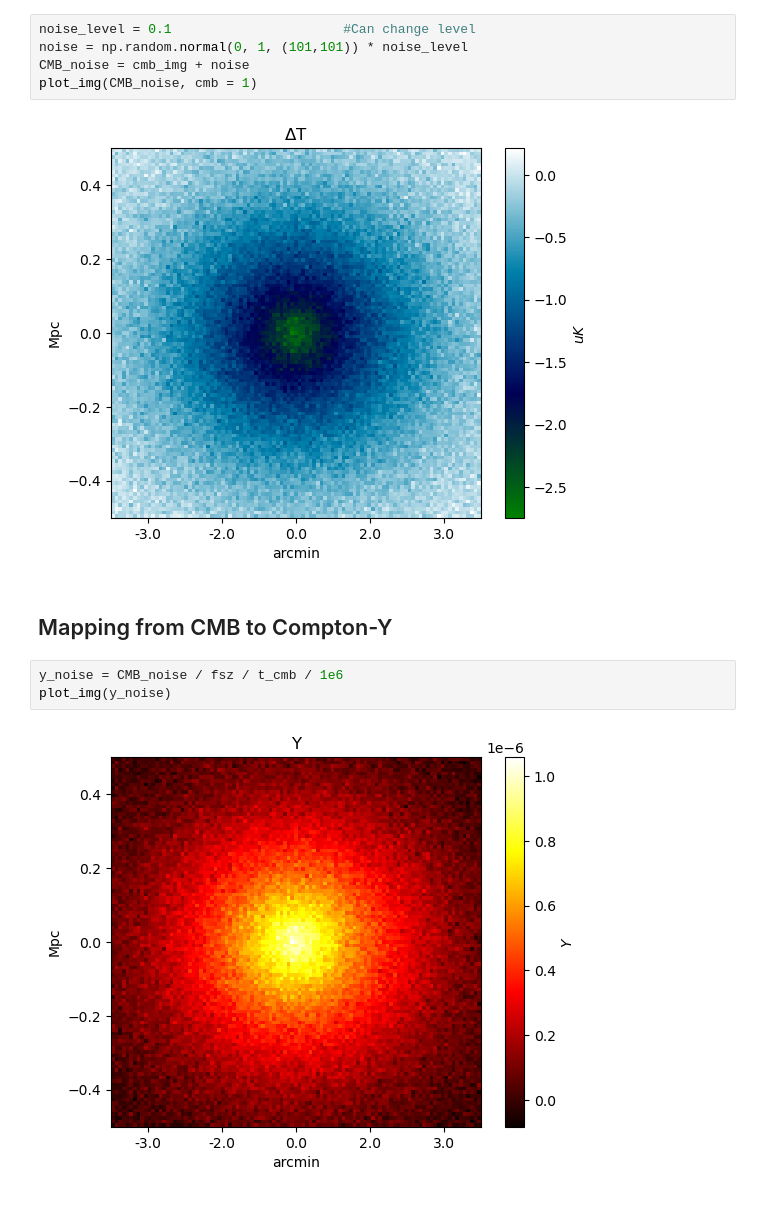
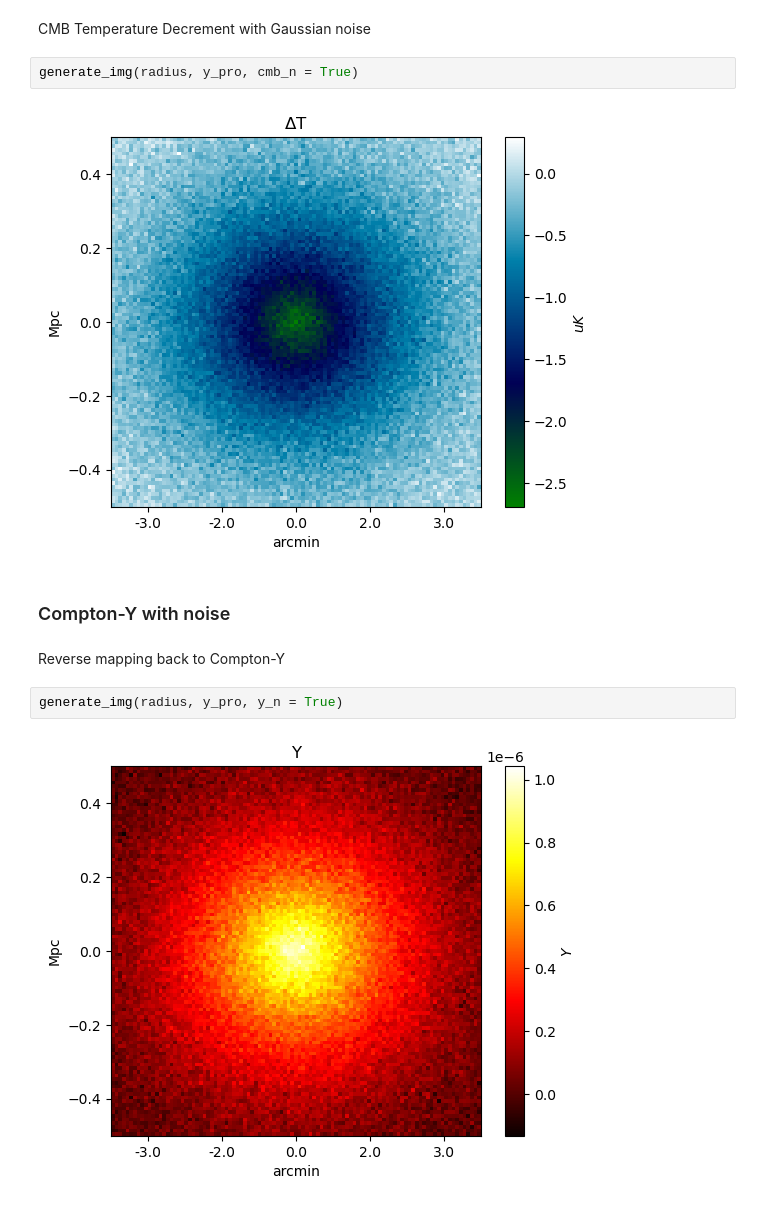
Before and after one commit to deepskies/DeepSZSim, a Jupyter notebook: Simulation_3.ipynb, the cells around one changed output. Saved outputs shown, nothing was run; the diff lists cells and outputs as text.

```diff
--- a/Simulation_3.ipynb
+++ b/Simulation_3.ipynb
@@ -186,14 +250,14 @@ plot_img(cmb_img, cmb = 1)
+# %% [markdown]
+CMB Temperature Decrement with Gaussian noise
 # %%
-noise_level = 0.1                      #Can change level
-noise = np.random.normal(0, 1, (101,101)) * noise_level
-CMB_noise = cmb_img + noise
-plot_img(CMB_noise, cmb = 1)
+generate_img(radius, y_pro, cmb_n = True)
 # %% [output]
-[figure, old version]
+[figure, new version]
 # %% [markdown]
-## Mapping from CMB to Compton-Y
+### Compton-Y with noise
-# %%
-y_noise = CMB_noise / fsz / t_cmb / 1e6
-plot_img(y_noise)
-# %% [output]
-[figure, removed]
+# %% [markdown]
+Reverse mapping back to Compton-Y
+# %%
+generate_img(radius, y_pro, y_n = True)
+# %% [output]
+[figure, added]
```
Also changed, not shown: parts of 25 cells of this notebook.
